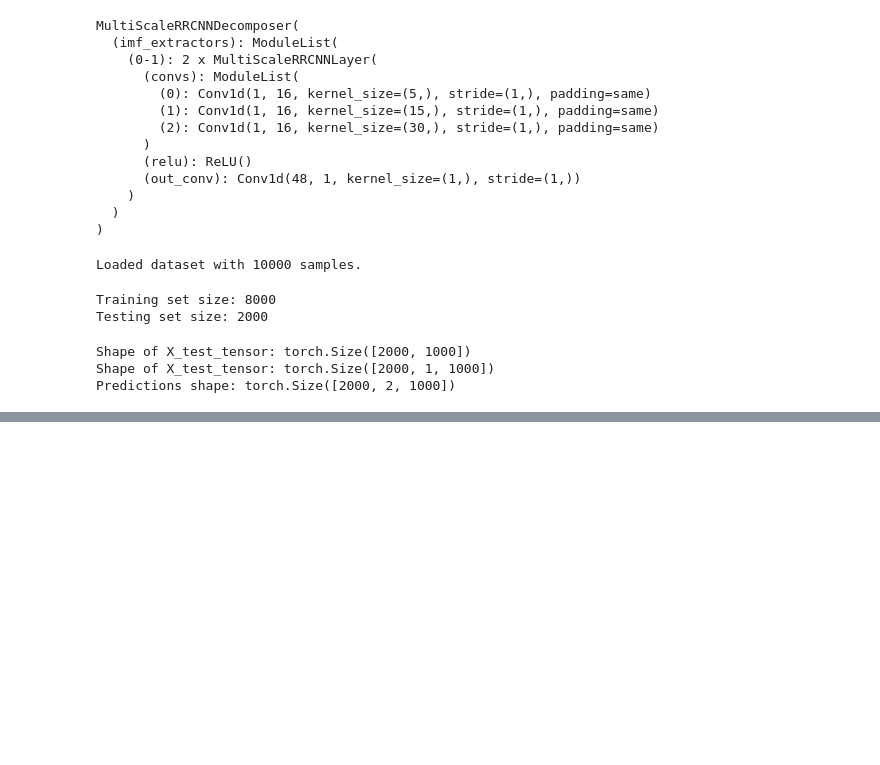
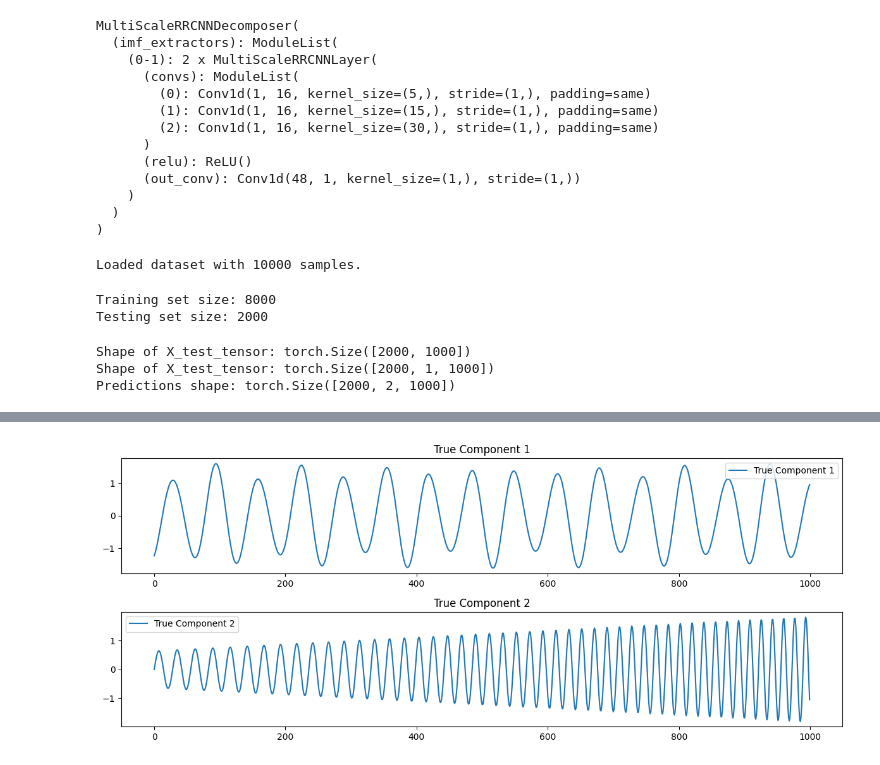
Before and after one commit to KJMvanderHorst/thesis, a Jupyter notebook: notebooks/model_testing_notebook.ipynb, the cells around one changed output, grey strips where cells are left out. Cells and saved outputs as stored; diff of their text form; code cells hidden in the pictures; blank space fills up the shorter version.

```diff
--- a/notebooks/model_testing_notebook.ipynb
+++ b/notebooks/model_testing_notebook.ipynb
@@ -113,0 +130,14 @@ plt.show()
+# %%
+# Plot only the true components for a single signal (sample_idx)
+num_components = true_components.shape[0]
+plt.figure(figsize=(12, 2.5 * num_components))
+for i in range(num_components):
+    plt.subplot(num_components, 1, i + 1)
+    plt.plot(true_components[i], label=f"True Component {i + 1}")
+    plt.title(f"True Component {i + 1}")
+    plt.legend()
+
+plt.tight_layout()
+plt.show()
+# %% [output]
+[figure, added]
```
Also changed, not shown: parts of 3 cells of this notebook, 4 other files.
